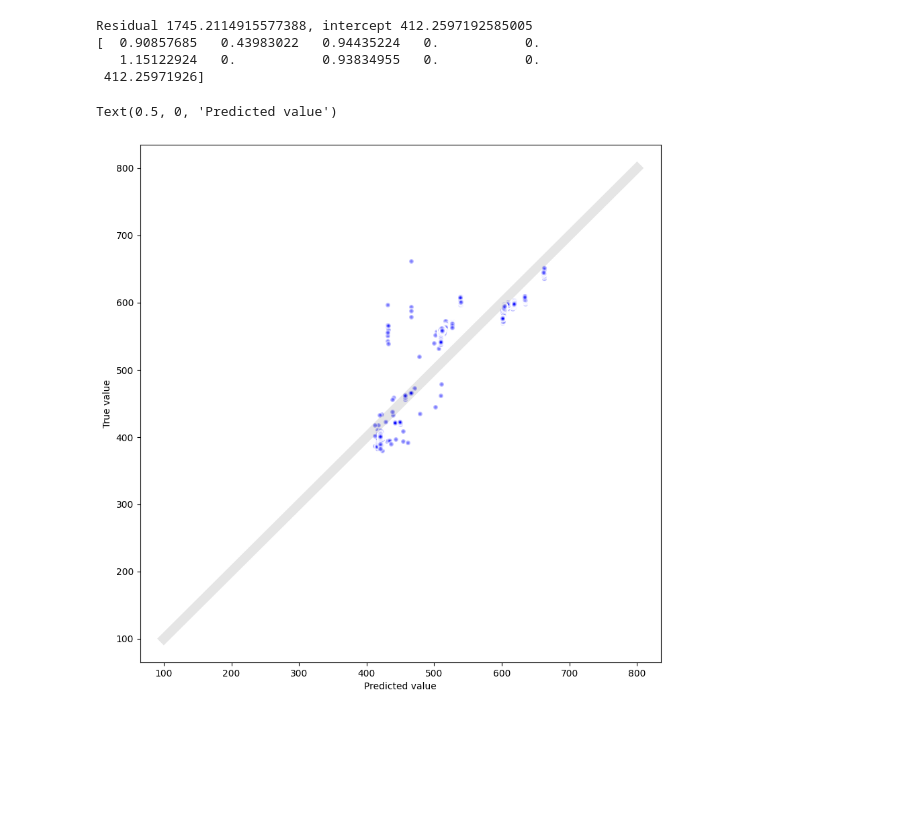
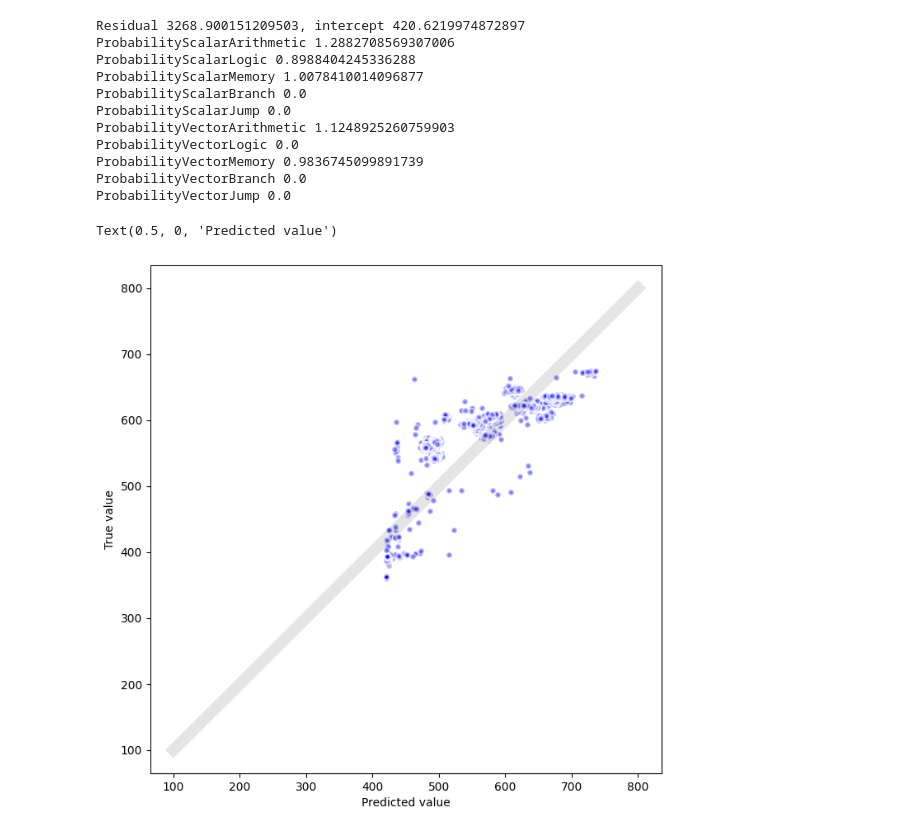
Before and after one commit to NiccoloTosato/PowerBenchmarks, a Jupyter notebook: plot.ipynb, the cells around one changed output. Cells and saved outputs as stored; diff of their text form; code cells hidden in the pictures; blank space fills up the shorter version.

```diff
--- a/plot.ipynb
+++ b/plot.ipynb
@@ -142,3 +134,19 @@ Text(0.5, 0, 'Predicted value')
 # %%
-coeff
+prediction=list()
+for row in df[independent_variables].to_numpy():
+    prediction.append(row@coeff[:-1] + intercept)
+
+plt.figure(figsize=(10,10))
+plt.plot(prediction,df["SocketPower0"]+df["SocketPower1"], 'bo',
+         markersize=10,
+         alpha=0.4,
+         fillstyle='full',
+         markeredgecolor='white',
+         markeredgewidth=2)
+
+plt.plot([100,800],[100,800], '-k', linewidth=10, alpha=0.1, label='Bisector Line')
+plt.ylim([100,800])
+plt.xlim([100,800])
+plt.ylabel("Socket power measured")
+plt.xlabel("Socket power predicted")
 # %% [output]
@@ -156,5 +165,14 @@ def normalize(df):
     df[percentages]=df[percentages]/100
     df["SystemCpuUsage"]=df["SystemCpuUsage"]/128
     df["ProcessCpuUsage"]=df["ProcessCpuUsage"]/128
+    df["Total_power"]=df["PSUPower0"]+df["PSUPower1"]
+    df["Total_socket"]=df["SocketPower0"]+df["SocketPower1"]
+    TDP=280
+
+    for var in independent_variables:
+        df[var]=df[var]*df["SystemCpuUsage"]*df["Total_socket"]#*TDP*2
+    df = df[ (df["SocketPower0"] > 0) & (df["SocketPower1"] > 0) ]
+
+
     return df
 # %%
@@ -203,45 +219,59 @@ independent_variables=[ "ProbabilityScalarArithmetic",
                        "ProbabilityScalarBranch", 	"ProbabilityScalarJump",
                        "ProbabilityVectorArithmetic", 	"ProbabilityVectorLogic",
                        "ProbabilityVectorMemory", 	"ProbabilityVectorBranch",
-                       "ProbabilityVectorJump"]
+                       "ProbabilityVectorJump"]#,"SocketPower0","SocketPower1"]
+df_list_train= load_df_list_train()
+df = pd.concat(df_list_train)
+df = normalize(df)
-# %%
-for var in independent_variables:
-    df[var]=df[var]*df["SystemCpuUsage"]*TDP*2
 # %%
 A=df[independent_variables].to_numpy()
+
 b=np.ones((A.shape[0],1))
+
 A=np.hstack((A,b))
 
 coeff,error=nnls(A, df["Total_power"].to_numpy(), maxiter=1000,atol=max(A.shape) * np.linalg.norm(A, 1) * np.spacing(1.))
 intercept=coeff[-1]
+print(f"Residual {error}, intercept {intercept}")
+#print(coeff)
 
-print(f"Residual {error}, intercept {intercept}")
-print(coeff)
+for name,value in zip(independent_variables,coeff):
+    print(name,value)
 # %% [output]
-Residual 1745.2114915577388, intercept 412.2597192585005
-[  0.90857685   0.43983022   0.94435224   0.           0.
-   1.15122924   0.           0.93834955   0.           0.
- 412.25971926]
+Residual 3268.900151209503, intercept 420.6219974872897
+ProbabilityScalarArithmetic 1.2882708569307006
+ProbabilityScalarLogic 0.8988404245336288
+ProbabilityScalarMemory 1.0078410014096877
+ProbabilityScalarBranch 0.0
+ProbabilityScalarJump 0.0
+ProbabilityVectorArithmetic 1.1248925260759903
+ProbabilityVectorLogic 0.0
+ProbabilityVectorMemory 0.9836745099891739
+ProbabilityVectorBranch 0.0
+ProbabilityVectorJump 0.0
 # %%
+df_list_test= load_df_list_test()
+df = pd.concat(df_list_test)
+df = normalize(df)
 prediction=list()
 
-for row in df[independent_variables_cpu].to_numpy():
+for row in df[independent_variables].to_numpy():
     prediction.append(row@coeff[:-1] + intercept)
 
-plt.figure(figsize=(10,10))
+plt.figure(figsize=(8,8))
 plt.plot(prediction,df["Total_power"], 'bo',
          markersize=5,
          alpha=0.5,
          fillstyle='full',
          markeredgecolor='white',
          markeredgewidth=2)
 
 plt.plot([100,800],[100,800], '-k', linewidth=10, alpha=0.1, label='Bisector Line')
 plt.ylabel("True value")
 plt.xlabel("Predicted value")
 # %% [output]
 Text(0.5, 0, 'Predicted value')
-[figure, old version]
+[figure, new version]
 # %%
 prediction=list()
 
```
Also changed, not shown: parts of 11 cells of this notebook, 58 other files.
